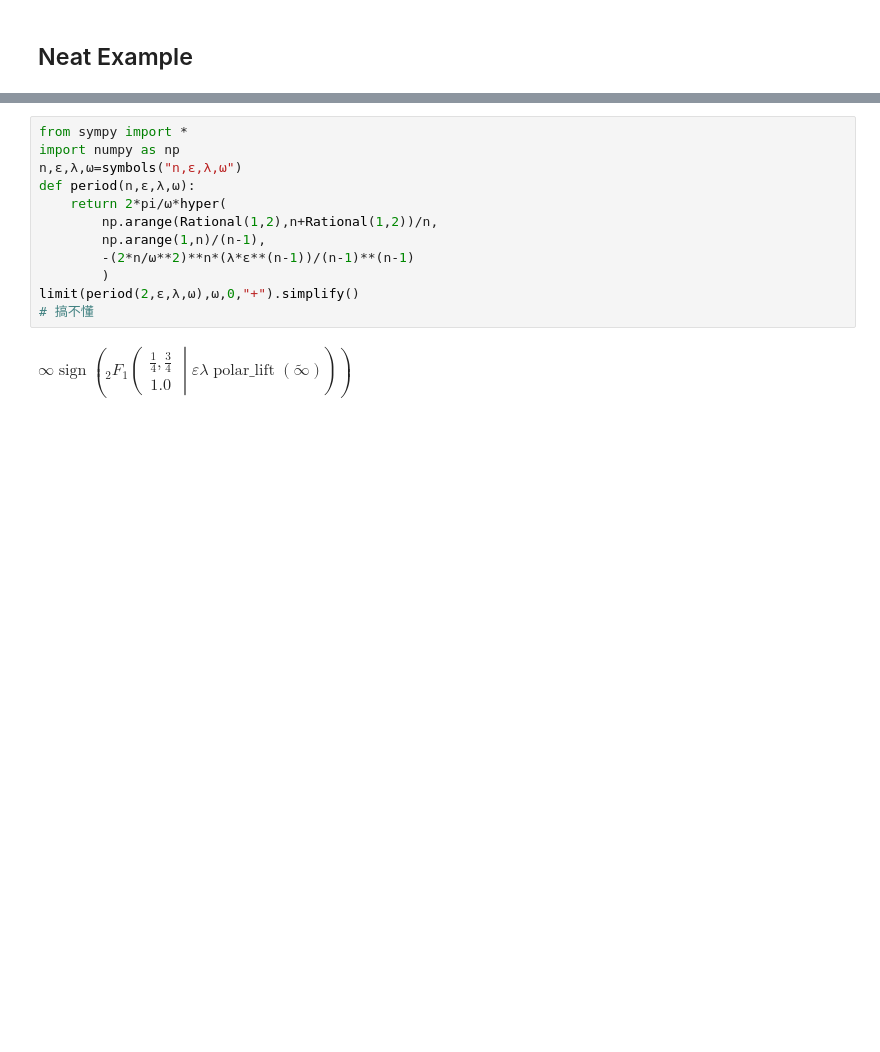
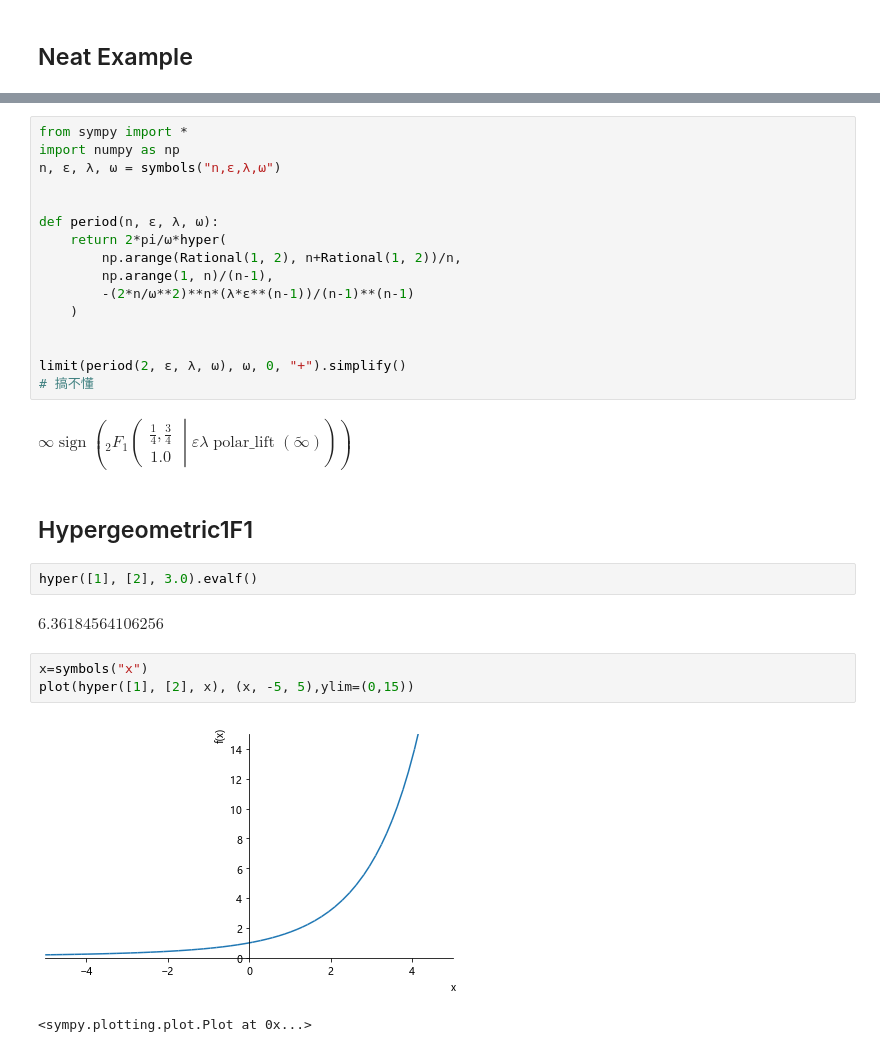
Before and after one commit to asukaminato0721/PyF1, a Jupyter notebook: hyper.ipynb, the cells around one changed output, grey strips where cells are left out. Saved outputs shown, nothing was run; the diff lists cells and outputs as text; blank space fills up the shorter version.

```diff
--- a/hyper.ipynb
+++ b/hyper.ipynb
@@ -369,14 +385,30 @@ $\displaystyle \frac{2 \pi {{}_{2}F_{1}\left(\begin{matrix} \frac{1}{4}, \frac{3
 # %%
 from sympy import *
 import numpy as np
-n,ε,λ,ω=symbols("n,ε,λ,ω")
-def period(n,ε,λ,ω):
+n, ε, λ, ω = symbols("n,ε,λ,ω")
+
+
+def period(n, ε, λ, ω):
     return 2*pi/ω*hyper(
-        np.arange(Rational(1,2),n+Rational(1,2))/n,
-        np.arange(1,n)/(n-1),
+        np.arange(Rational(1, 2), n+Rational(1, 2))/n,
+        np.arange(1, n)/(n-1),
         -(2*n/ω**2)**n*(λ*ε**(n-1))/(n-1)**(n-1)
-        )
-limit(period(2,ε,λ,ω),ω,0,"+").simplify()
+    )
+
+
+limit(period(2, ε, λ, ω), ω, 0, "+").simplify()
 # 搞不懂
 # %% [output]
 $\displaystyle \infty \operatorname{sign}{\left({{}_{2}F_{1}\left(\begin{matrix} \frac{1}{4}, \frac{3}{4} \\ 1.0 \end{matrix}\middle| {ε λ \operatorname{polar\_lift}{\left(\tilde{\infty} \right)}} \right)} \right)}$
+# %% [markdown]
+## Hypergeometric1F1
+# %%
+hyper([1], [2], 3.0).evalf()
+# %% [output]
+$\displaystyle 6.36184564106256$
+# %%
+x=symbols("x")
+plot(hyper([1], [2], x), (x, -5, 5),ylim=(0,15))
+# %% [output]
+[figure, added]
+<sympy.plotting.plot.Plot at 0x...>
```
Also changed, not shown: parts of 116 cells of this notebook, 11 other files.
